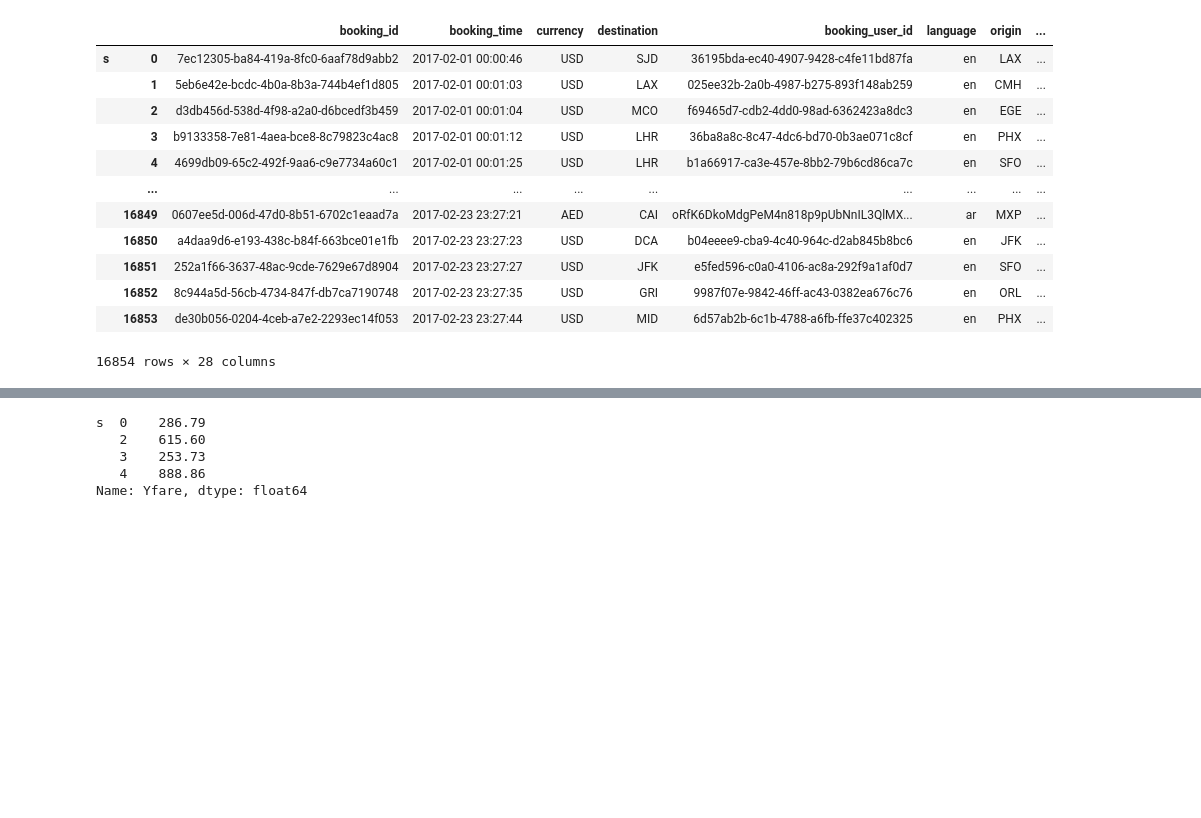
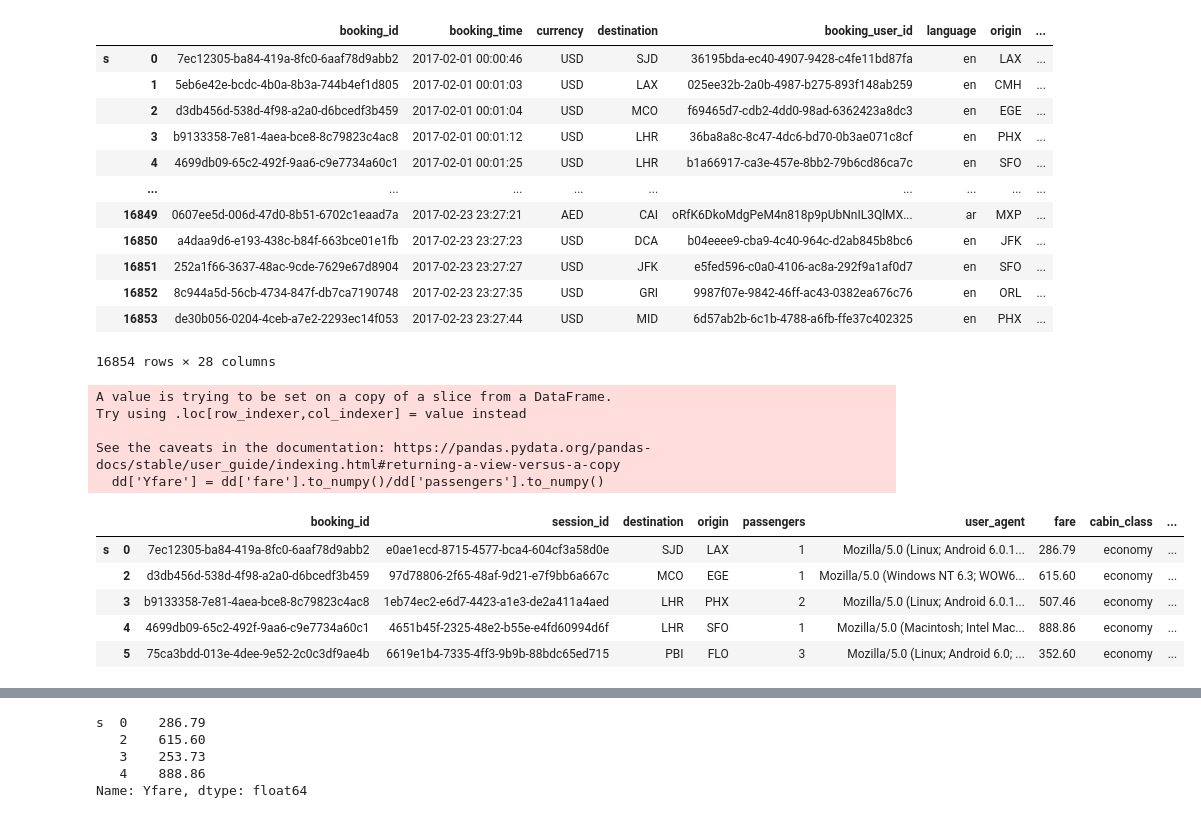
Before and after one commit to amajewski5c/airfare_predictions, a Jupyter notebook: fares.ipynb, the cells around one changed output, grey strips where cells are left out. Saved outputs shown, nothing was run; the diff lists cells and outputs as text; code cells hidden in the pictures; blank space fills up the shorter version.

```diff
--- a/fares.ipynb
+++ b/fares.ipynb
@@ -92,7 +94,7 @@ s_cols = [   'booking_id',
         #     'partner_id',
              'passengers',
        #      'pos',
-             'session_id',
+#              'session_id',
              'user_agent',
              'fare',
        #      'supplier',
@@ -101,4 +103,24 @@ s_cols = [   'booking_id',
              'carrier_2',
          'arrival_datetime_1',
          'arrival_datetime_2']
+# %%
+dd = joined[s_cols]
+
+dd['Yfare'] = dd['fare'].to_numpy()/dd['passengers'].to_numpy()
+
+dd = dd[(dd.carrier_1 == dd.carrier_2) ].copy()
+
+dd.head()
+# %% [output]
+A value is trying to be set on a copy of a slice from a DataFrame.
+Try using .loc[row_indexer,col_indexer] = value instead
+
+See the caveats in the documentation: https://pandas.pydata.org/pandas-docs/stable/user_guide/indexing.html#returning-a-view-versus-a-copy
+  dd['Yfare'] = dd['fare'].to_numpy()/dd['passengers'].to_numpy()
+|  |  | booking_id | session_id | destination | origin | passengers | user_agent | fare | cabin_class | ... |
+| s | 0 | 7ec12305-ba84-419a-8fc0-6aaf78d9abb2 | e0ae1ecd-8715-4577-bca4-604cf3a58d0e | SJD | LAX | 1 | Mozilla/5.0 (Linux; Android 6.0.1... | 286.79 | economy | ... |
+|  | 2 | d3db456d-538d-4f98-a2a0-d6bcedf3b459 | 97d78806-2f65-48af-9d21-e7f9bb6a667c | MCO | EGE | 1 | Mozilla/5.0 (Windows NT 6.3; WOW6... | 615.60 | economy | ... |
+|  | 3 | b9133358-7e81-4aea-bce8-8c79823c4ac8 | 1eb74ec2-e6d7-4423-a1e3-de2a411a4aed | LHR | PHX | 2 | Mozilla/5.0 (Linux; Android 6.0.1... | 507.46 | economy | ... |
+|  | 4 | 4699db09-65c2-492f-9aa6-c9e7734a60c1 | 4651b45f-2325-48e2-b55e-e4fd60994d6f | LHR | SFO | 1 | Mozilla/5.0 (Macintosh; Intel Mac... | 888.86 | economy | ... |
+|  | 5 | 75ca3bdd-013e-4dee-9e52-2c0c3df9ae4b | 6619e1b4-7335-4ff3-9b9b-88bdc65ed715 | PBI | FLO | 3 | Mozilla/5.0 (Linux; Android 6.0; ... | 352.60 | economy | ... |
 # %%
```
Also changed, not shown: parts of 8 cells of this notebook.
